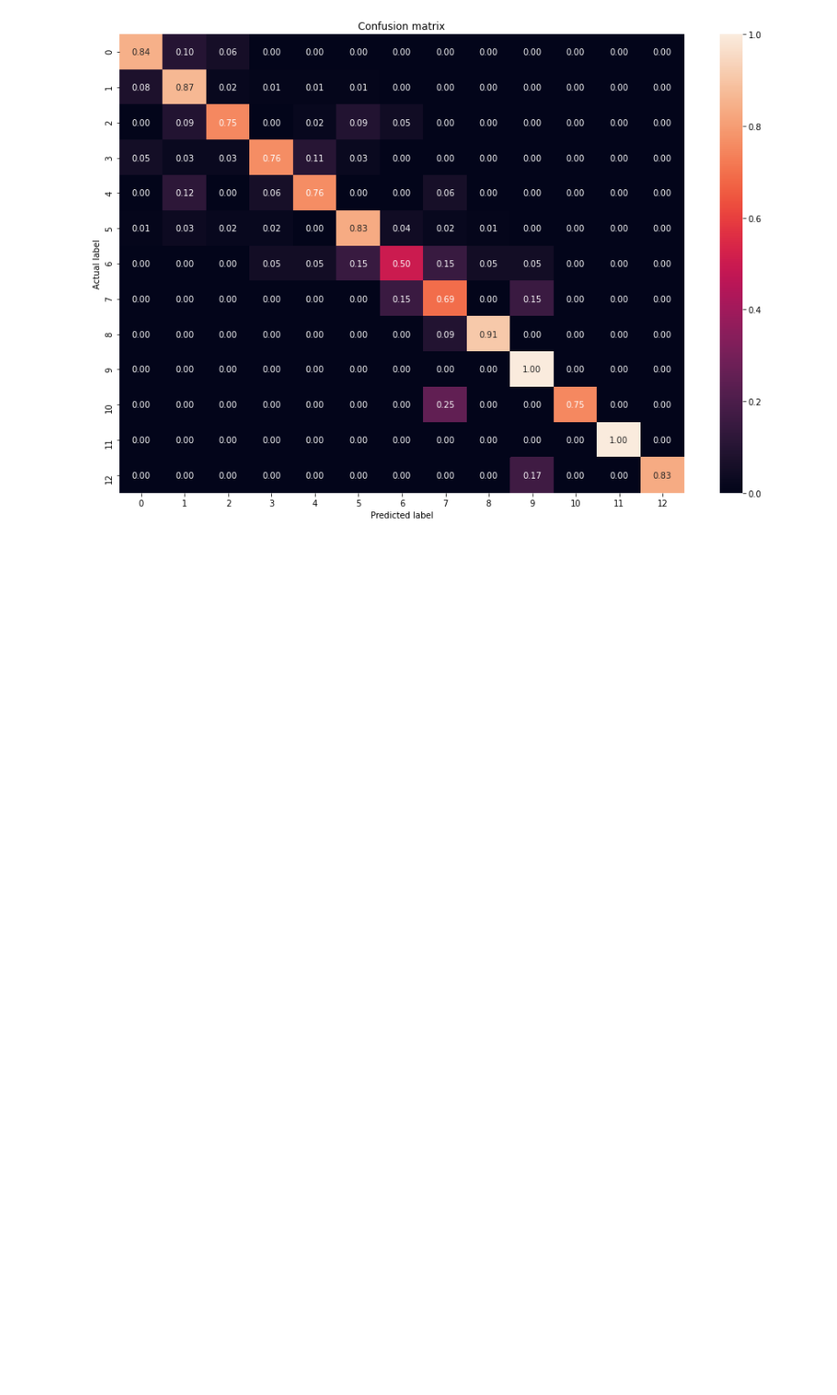
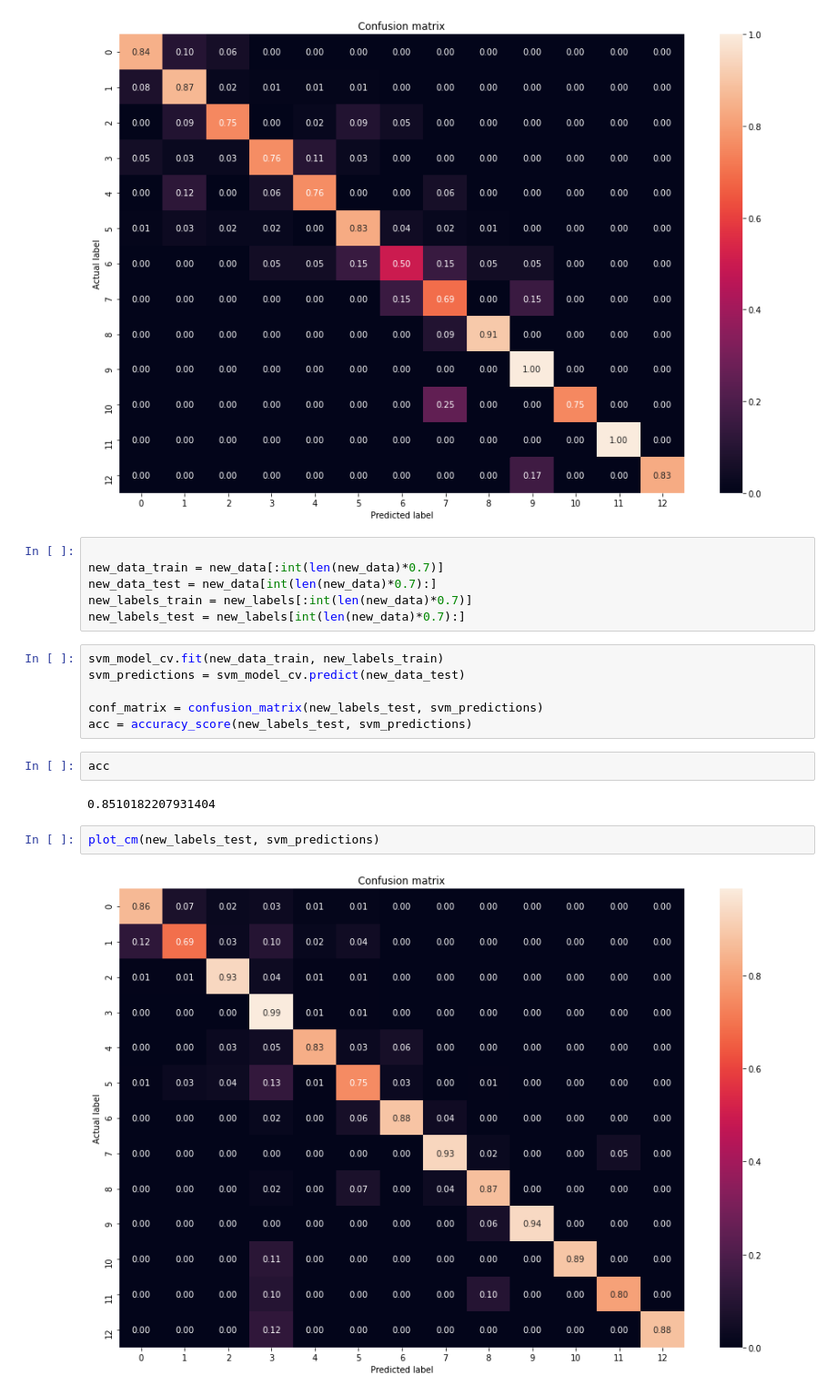
Before and after one commit to sguarnaccio/MeLi, a Jupyter notebook: modelo.ipynb, the cells around one changed output. Shown at 91% size. Cells and saved outputs as stored; diff of their text form; blank space fills up the shorter version.

```diff
--- a/modelo.ipynb
+++ b/modelo.ipynb
@@ -775,3 +779,23 @@ plot_cm(label_test, y_pred)
 # %% [output]
 Acccuracy:  0.7053364269141531
 [figure]
+# %%
+
+new_data_train = new_data[:int(len(new_data)*0.7)]
+new_data_test = new_data[int(len(new_data)*0.7):]
+new_labels_train = new_labels[:int(len(new_data)*0.7)]
+new_labels_test = new_labels[int(len(new_data)*0.7):]
+# %%
+svm_model_cv.fit(new_data_train, new_labels_train)
+svm_predictions = svm_model_cv.predict(new_data_test)
+
+conf_matrix = confusion_matrix(new_labels_test, svm_predictions)
+acc = accuracy_score(new_labels_test, svm_predictions)
+# %%
+acc
+# %% [output]
+0.8510182207931404
+# %%
+plot_cm(new_labels_test, svm_predictions)
+# %% [output]
+[figure, added]
```
Also changed, not shown: parts of 9 cells of this notebook.
